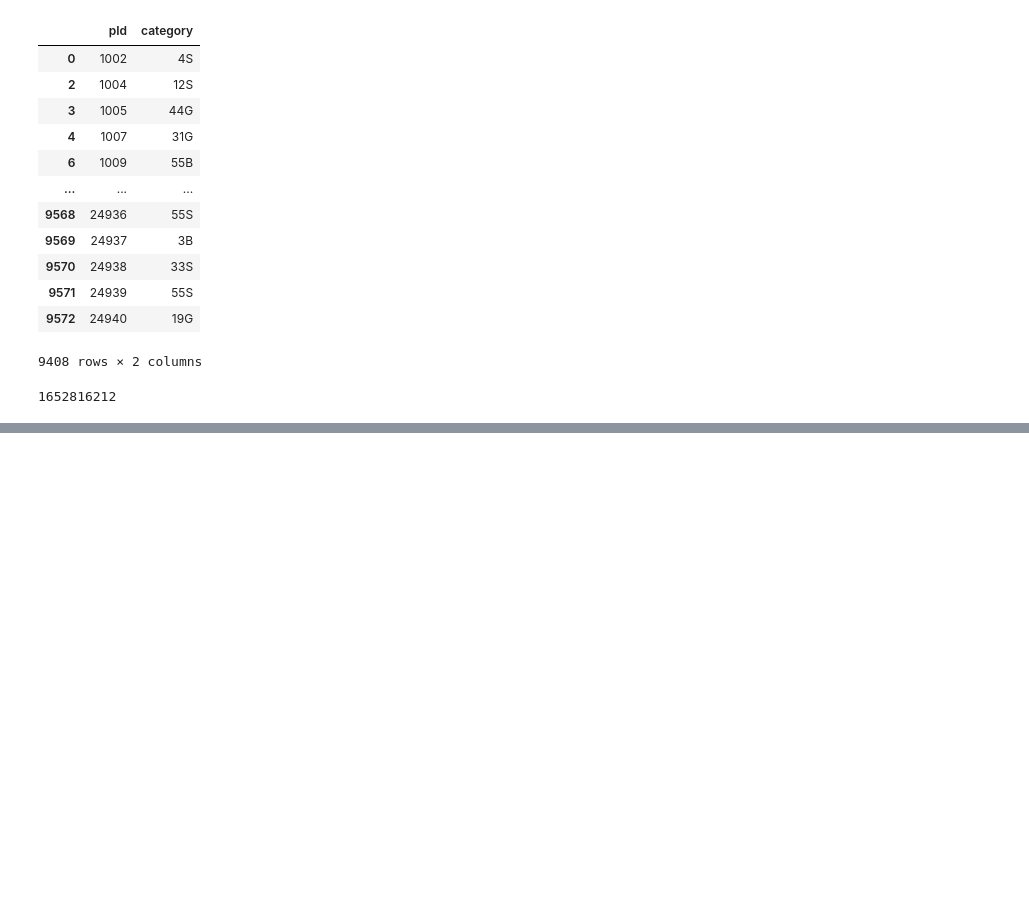
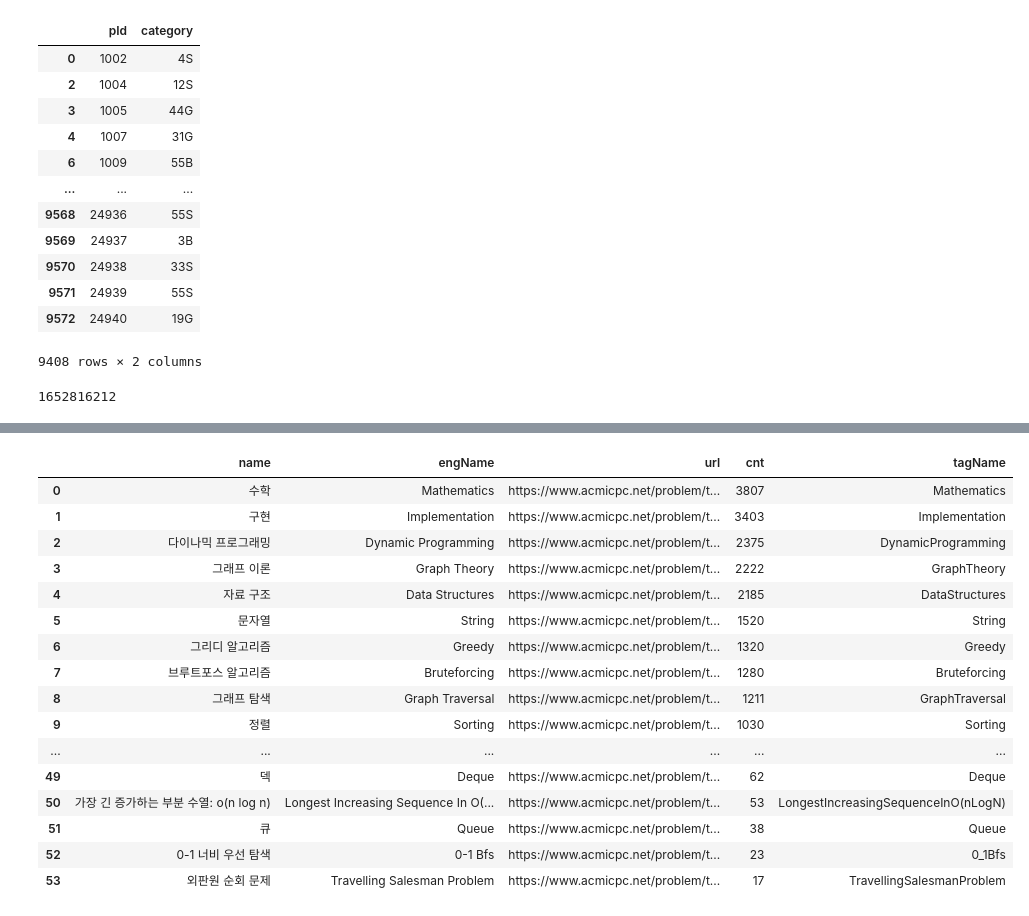
Before and after one commit to PSRecommender/Recommenders, a Jupyter notebook: recommend/createTest.ipynb, the cells around one changed output, grey strips where cells are left out. Saved outputs shown, nothing was run; the diff lists cells and outputs as text; code cells hidden in the pictures; blank space fills up the shorter version.

```diff
--- a/recommend/createTest.ipynb
+++ b/recommend/createTest.ipynb
@@ -283,0 +303,3 @@ for i in index:
+# %%
+tags = pd.read_json('D:/AlgorithmProblemRecommender/Recommenders/recommend/tagData.json')
+tags
@@ -283,0 +324,7 @@ for i in index:
+# %%
+tagNames = []
+for i in range(len(tags)):
+    engName = tags.loc[i]['engName']
+    tagName = engName.replace(" ", "").replace("/", "").replace("-","_").replace("*","asterisk")
+    tagNames.append(tagName)
+tagNames
@@ -283,0 +349,21 @@ for i in index:
+# %%
+tags['tagName'] = tagNames
+tags
+# %% [output]
+|  | name | engName | url | cnt | tagName |
+| 0 | 수학 | Mathematics | https://www.acmicpc.net/problem/t... | 3807 | Mathematics |
+| 1 | 구현 | Implementation | https://www.acmicpc.net/problem/t... | 3403 | Implementation |
+| 2 | 다이나믹 프로그래밍 | Dynamic Programming | https://www.acmicpc.net/problem/t... | 2375 | DynamicProgramming |
+| 3 | 그래프 이론 | Graph Theory | https://www.acmicpc.net/problem/t... | 2222 | GraphTheory |
+| 4 | 자료 구조 | Data Structures | https://www.acmicpc.net/problem/t... | 2185 | DataStructures |
+| 5 | 문자열 | String | https://www.acmicpc.net/problem/t... | 1520 | String |
+| 6 | 그리디 알고리즘 | Greedy | https://www.acmicpc.net/problem/t... | 1320 | Greedy |
+| 7 | 브루트포스 알고리즘 | Bruteforcing | https://www.acmicpc.net/problem/t... | 1280 | Bruteforcing |
+| 8 | 그래프 탐색 | Graph Traversal | https://www.acmicpc.net/problem/t... | 1211 | GraphTraversal |
+| 9 | 정렬 | Sorting | https://www.acmicpc.net/problem/t... | 1030 | Sorting |
+| ... | ... | ... | ... | ... | ... |
+| 49 | 덱 | Deque | https://www.acmicpc.net/problem/t... | 62 | Deque |
+| 50 | 가장 긴 증가하는 부분 수열: o(n log n) | Longest Increasing Sequence In O(... | https://www.acmicpc.net/problem/t... | 53 | LongestIncreasingSequenceInO(nLogN) |
+| 51 | 큐 | Queue | https://www.acmicpc.net/problem/t... | 38 | Queue |
+| 52 | 0-1 너비 우선 탐색 | 0-1 Bfs | https://www.acmicpc.net/problem/t... | 23 | 0_1Bfs |
+| 53 | 외판원 순회 문제 | Travelling Salesman Problem | https://www.acmicpc.net/problem/t... | 17 | TravellingSalesmanProblem |
```
Also changed, not shown: parts of 12 cells of this notebook, 10 other files.
